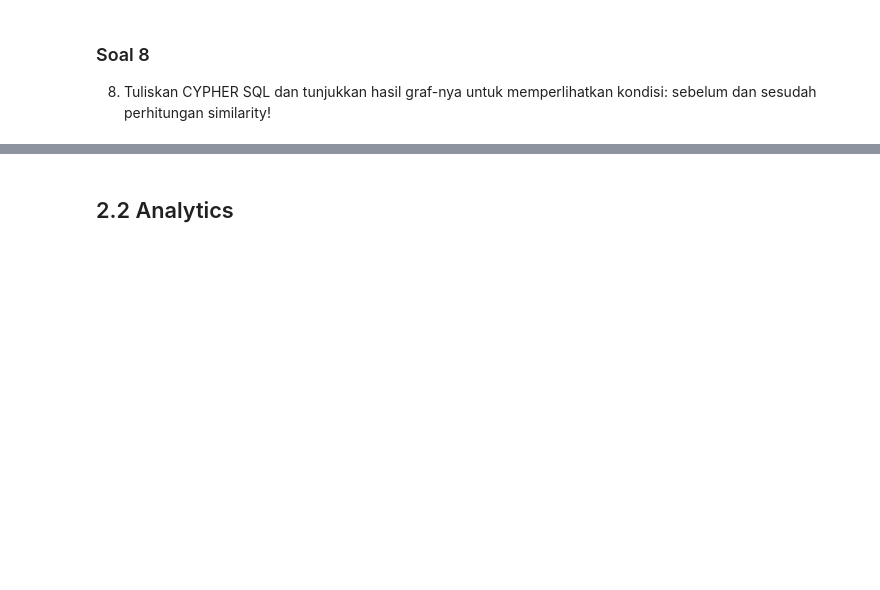
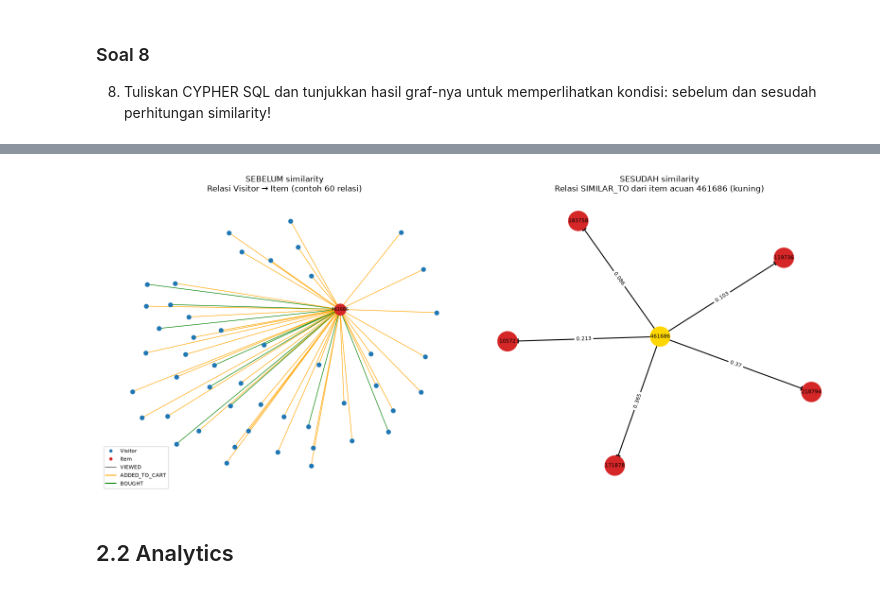
Before and after one commit to alifiyaputri/UTS-Graf-Sains-Data, a Jupyter notebook: 032_Alifiyanti Putri_UTS GSD.ipynb, the cells around one changed output, grey strips where cells are left out. Saved outputs shown, nothing was run; the diff lists cells and outputs as text; code cells hidden in the pictures; blank space fills up the shorter version.

```diff
--- a/032_Alifiyanti Putri_UTS GSD.ipynb
+++ b/032_Alifiyanti Putri_UTS GSD.ipynb
@@ -615,3 +649,80 @@ Dengan membandingkan hasil tersebut, perubahan utama pada graf adalah bertambahn
+# %%
+from matplotlib.lines import Line2D
+
+# Fokus pada item acuan + 5 item paling mirip (hasil Soal 7)
+focus_items = [int(anchor_item)] + [int(item_ids[i]) for i in similar_indices]
+
+before_graph_query = """
+MATCH (v:RR_RetailRocket:Visitor)-[r:VIEWED|ADDED_TO_CART|BOUGHT]->(i:RR_RetailRocket:Item)
+WHERE i.itemid IN $item_ids
+RETURN v.visitorid AS visitorid, type(r) AS event, i.itemid AS itemid
+LIMIT 60
+"""
+after_graph_query = """
+MATCH (i1:RR_RetailRocket:Item {itemid: $anchor})-[r:SIMILAR_TO]->(i2:RR_RetailRocket:Item)
+RETURN i1.itemid AS item1, r.score AS score, i2.itemid AS item2
+ORDER BY score DESC
+LIMIT 5
+"""
+
+with GraphDatabase.driver(NEO4J_URI, auth=(NEO4J_USER, NEO4J_PASSWORD)) as driver:
+    with driver.session(database=NEO4J_DATABASE) as session:
+        before_rows = [r.data() for r in session.run(before_graph_query, item_ids=focus_items)]
+        after_rows = [r.data() for r in session.run(after_graph_query, anchor=int(anchor_item))]
+
+# --- Graf SEBELUM: Visitor -> Item ---
+G_before = nx.DiGraph()
+for r in before_rows:
+    v, i = f"V_{r['visitorid']}", f"I_{r['itemid']}"
+    G_before.add_node(v, kind="Visitor")
+    G_before.add_node(i, kind="Item")
+    G_before.add_edge(v, i, event=r["event"])
+
+# --- Graf SESUDAH: Item -[SIMILAR_TO]-> Item ---
+G_after = nx.DiGraph()
+for r in after_rows:
+    G_after.add_edge(f"I_{r['item1']}", f"I_{r['item2']}", score=round(r["score"], 3))
+
+fig, axes = plt.subplots(1, 2, figsize=(16, 7))
+
+# Panel kiri: sebelum similarity
+ax = axes[0]
+pos = nx.spring_layout(G_before, seed=42)
+visitors = [n for n, d in G_before.nodes(data=True) if d["kind"] == "Visitor"]
+items_b = [n for n, d in G_before.nodes(data=True) if d["kind"] == "Item"]
+event_color = {"VIEWED": "gray", "ADDED_TO_CART": "orange", "BOUGHT": "green"}
+nx.draw_networkx_nodes(G_before, pos, nodelist=visitors, node_size=40, node_color="tab:blue", ax=ax)
+nx.draw_networkx_nodes(G_before, pos, nodelist=items_b, node_size=300, node_color="tab:red", ax=ax)
+nx.draw_networkx_edges(
+    G_before, pos, ax=ax, arrows=False, width=0.9,
+    edge_color=[event_color[d["event"]] for _, _, d in G_before.edges(data=True)],
+)
+nx.draw_networkx_labels(G_before, pos, labels={n: n[2:] for n in items_b}, font_size=7, ax=ax)
+ax.set_title("SEBELUM similarity\nRelasi Visitor → Item (contoh 60 relasi)")
+ax.legend(handles=[
+    Line2D([0], [0], marker="o", color="w", markerfacecolor="tab:blue", label="Visitor"),
+    Line2D([0], [0], marker="o", color="w", markerfacecolor="tab:red", label="Item"),
+    Line2D([0], [0], color="gray", label="VIEWED"),
+    Line2D([0], [0], color="orange", label="ADDED_TO_CART"),
+    Line2D([0], [0], color="green", label="BOUGHT"),
+], loc="lower left", fontsize=8)
+ax.axis("off")
+
+# Panel kanan: sesudah similarity
+ax = axes[1]
+pos2 = nx.spring_layout(G_after, seed=42)
+node_colors = ["gold" if n == f"I_{int(anchor_item)}" else "tab:red" for n in G_after.nodes]
+nx.draw_networkx_nodes(G_after, pos2, node_size=900, node_color=node_colors, ax=ax)
+nx.draw_networkx_edges(G_after, pos2, ax=ax, arrows=True, arrowsize=15, width=1.5)
+nx.draw_networkx_labels(G_after, pos2, labels={n: n[2:] for n in G_after.nodes}, font_size=8, ax=ax)
+nx.draw_networkx_edge_labels(G_after, pos2, edge_labels=nx.get_edge_attributes(G_after, "score"), font_size=8, ax=ax)
+ax.set_title(f"SESUDAH similarity\nRelasi SIMILAR_TO dari item acuan {int(anchor_item)} (kuning)")
+ax.axis("off")
+
+plt.tight_layout()
+plt.show()
+# %% [output]
+[figure, added]
 # %% [markdown]
 ## 2.2 Analytics
 # %% [markdown]
```
Also changed, not shown: parts of 18 cells of this notebook.
